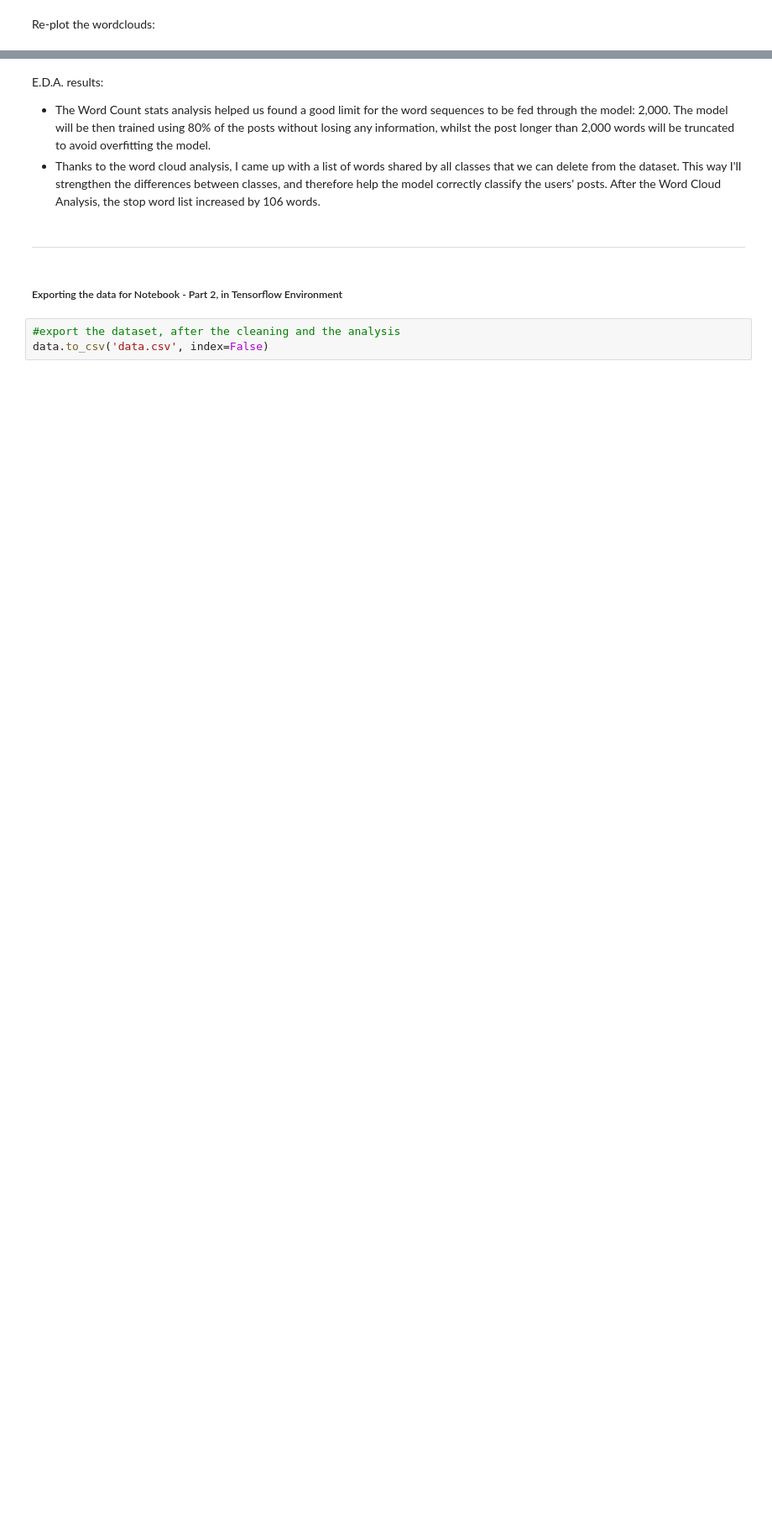
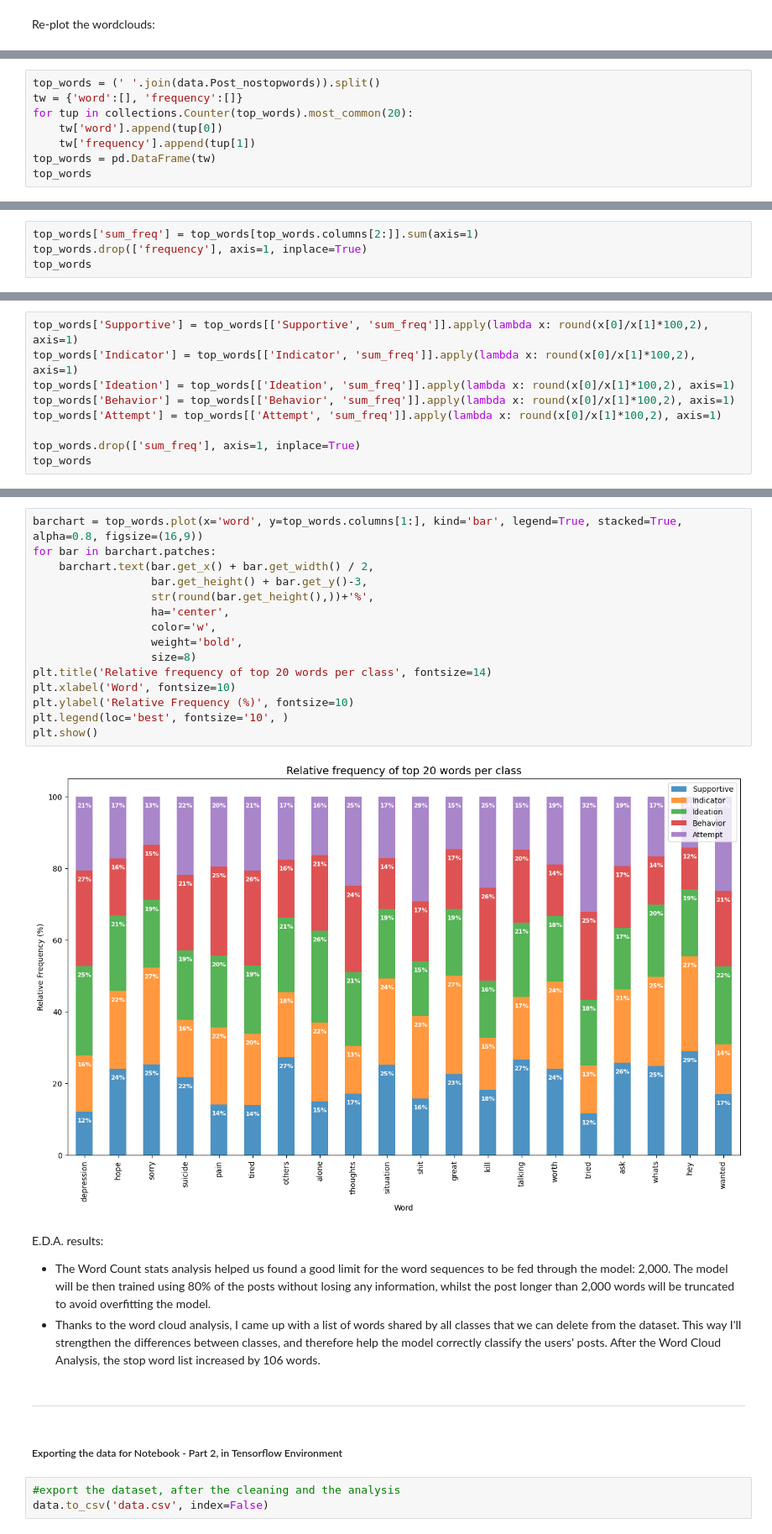
Before and after one commit to SebastianoDenegri/Targeted_Suicide_Intervention, a Jupyter notebook: Reddit_Users_Classification_part_1.ipynb, the cells around one changed output, grey strips where cells are left out. Shown at 84% size. Saved outputs shown, nothing was run; the diff lists cells and outputs as text; blank space fills up the shorter version.

```diff
--- a/Reddit_Users_Classification_part_1.ipynb
+++ b/Reddit_Users_Classification_part_1.ipynb
@@ -587,0 +604,8 @@ Length of stop word list: 323
+# %%
+top_words = (' '.join(data.Post_nostopwords)).split()
+tw = {'word':[], 'frequency':[]}
+for tup in collections.Counter(top_words).most_common(20):
+    tw['word'].append(tup[0])
+    tw['frequency'].append(tup[1])
+top_words = pd.DataFrame(tw)
+top_words
@@ -587,0 +668,4 @@ Length of stop word list: 323
+# %%
+top_words['sum_freq'] = top_words[top_words.columns[2:]].sum(axis=1)
+top_words.drop(['frequency'], axis=1, inplace=True)
+top_words
@@ -587,0 +690,9 @@ Length of stop word list: 323
+# %%
+top_words['Supportive'] = top_words[['Supportive', 'sum_freq']].apply(lambda x: round(x[0]/x[1]*100,2), axis=1)
+top_words['Indicator'] = top_words[['Indicator', 'sum_freq']].apply(lambda x: round(x[0]/x[1]*100,2), axis=1)
+top_words['Ideation'] = top_words[['Ideation', 'sum_freq']].apply(lambda x: round(x[0]/x[1]*100,2), axis=1)
+top_words['Behavior'] = top_words[['Behavior', 'sum_freq']].apply(lambda x: round(x[0]/x[1]*100,2), axis=1)
+top_words['Attempt'] = top_words[['Attempt', 'sum_freq']].apply(lambda x: round(x[0]/x[1]*100,2), axis=1)
+
+top_words.drop(['sum_freq'], axis=1, inplace=True)
+top_words
@@ -588,3 +717,20 @@ Length of stop word list: 323
+# %%
+barchart = top_words.plot(x='word', y=top_words.columns[1:], kind='bar', legend=True, stacked=True, alpha=0.8, figsize=(16,9))
+for bar in barchart.patches:
+    barchart.text(bar.get_x() + bar.get_width() / 2,
+                  bar.get_height() + bar.get_y()-3,
+                  str(round(bar.get_height(),))+'%',
+                  ha='center',
+                  color='w',
+                  weight='bold',
+                  size=8)
+plt.title('Relative frequency of top 20 words per class', fontsize=14)
+plt.xlabel('Word', fontsize=10)
+plt.ylabel('Relative Frequency (%)', fontsize=10)
+plt.legend(loc='best', fontsize='10', )
+plt.show()
+# %% [output]
+[figure, added]
 # %% [markdown]
 E.D.A. results:
 - The Word Count stats analysis helped us found a good limit for the word sequences to be fed through the model: 2,000. The model will be then trained using 80% of the posts without losing any information, whilst the post longer than 2,000 words will be truncated to avoid overfitting the model.
```
Also changed, not shown: parts of 14 cells of this notebook.
